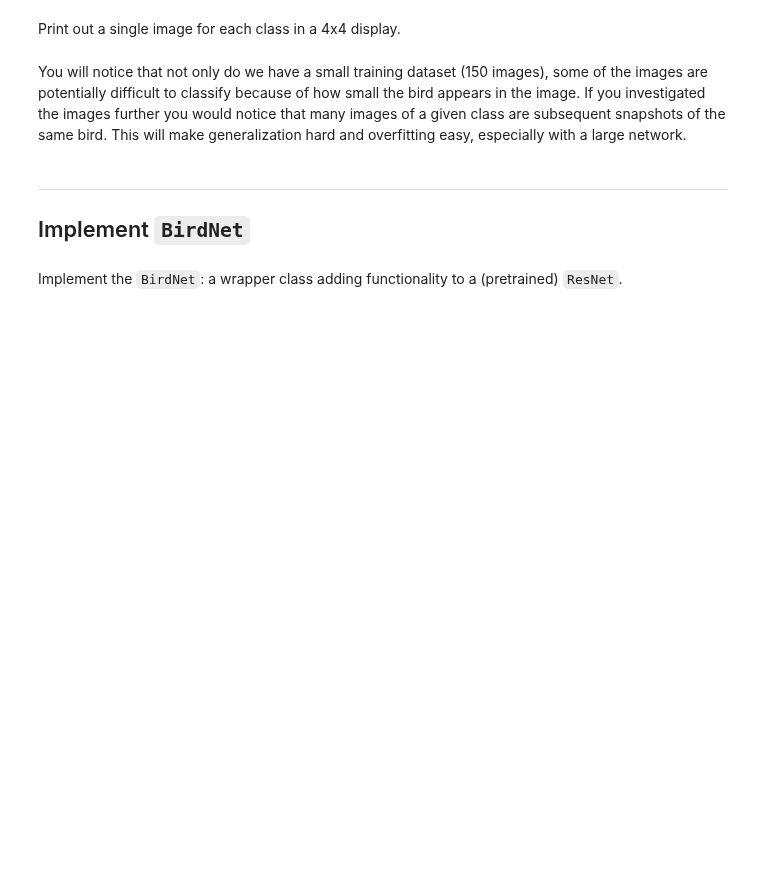
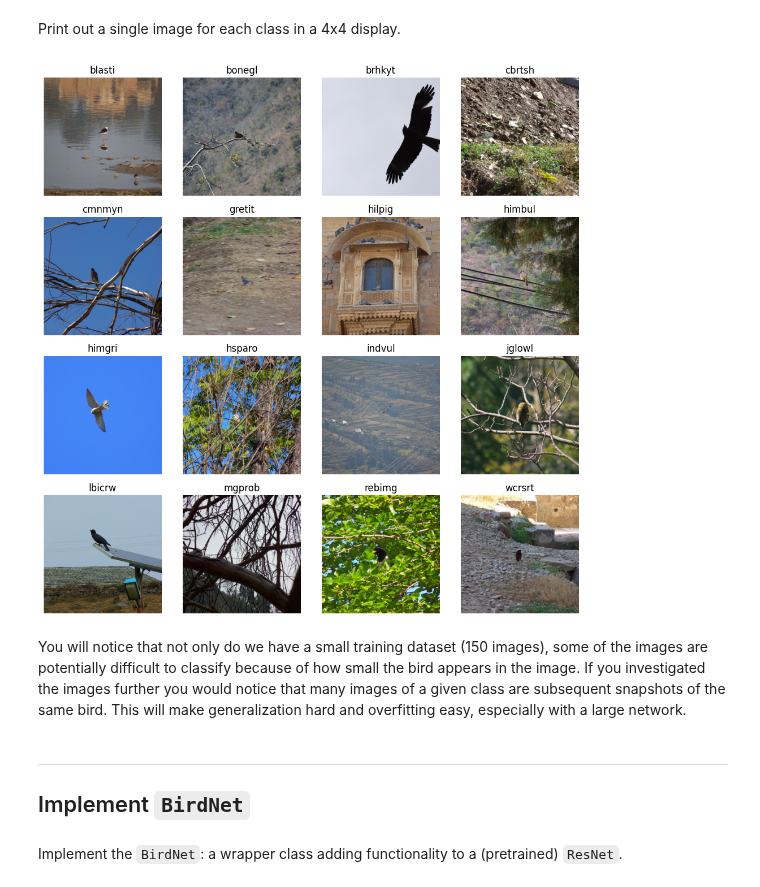
Before and after one commit to qbarger/byu-cs474, a Jupyter notebook: lab9_transfer_learning.ipynb, the cells around one changed output. Cells and saved outputs as stored; diff of their text form; code cells hidden in the pictures; blank space fills up the shorter version.

```diff
--- a/lab9_transfer_learning.ipynb
+++ b/lab9_transfer_learning.ipynb
@@ -129,3 +139,6 @@ class BirdDataset(Dataset):
 
     def __len__(self):
         return len(self.dataset_folder)
+# %%
+train_dataset = BirdDataset(train=True)
+val_dataset = BirdDataset(train=False)
@@ -132,2 +148,13 @@ class BirdDataset(Dataset):
 # %% [markdown]
 Print out the number of instances of each class in the `train_dataset` and `val_dataset`.
+# %%
+num_classes = len(train_dataset.dataset_folder.classes)
+counts = [0] * num_classes
+
+for _, label in train_dataset:
+    counts[label] += 1
+
+class_names = train_dataset.dataset_folder.classes
+
+for i in range(num_classes):
+    print(f"{class_names[i]}: {counts[i]}")
@@ -134,5 +178,27 @@ Print out the number of instances of each class in the `train_dataset` and `val_
 # %% [markdown]
 Print out a single image for each class in a 4x4 display.
+# %%
+seen = {}
+for img, label in train_dataset:
+    if label not in seen:
+        seen[label] = img
+    if len(seen) == len(class_names):
+        break
+
+fig, axes = plt.subplots(4, 4, figsize=(10, 10))
+
+for i, (label, img) in enumerate(seen.items()):
+    ax = axes[i // 4, i % 4]
+
+    # convert tensor
+    ax.imshow(img.permute(1, 2, 0))
+    ax.set_title(class_names[label])
+    ax.axis('off')
+
+plt.tight_layout()
+plt.show()
+# %% [output]
+[figure, added]
 # %% [markdown]
 You will notice that not only do we have a small training dataset (150 images), some of the images are potentially difficult to classify because of how small the bird appears in the image. If you investigated the images further you would notice that many images of a given class are subsequent snapshots of the same bird. This will make generalization hard and overfitting easy, especially with a large network.
 # %% [markdown]
```
Also changed, not shown: parts of 14 cells of this notebook.
